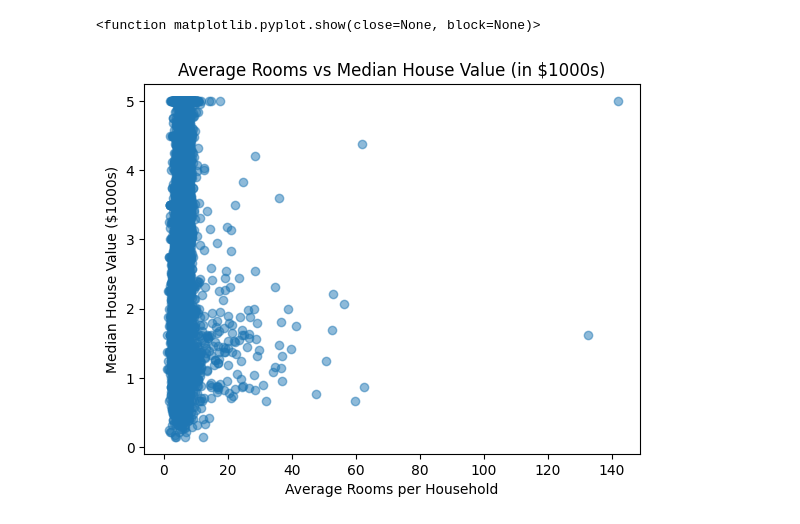
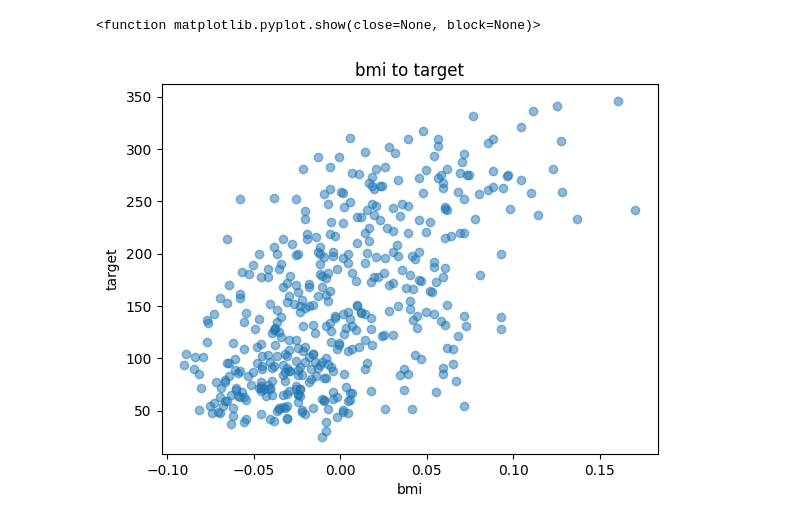
Before and after one commit to longdaaaaa/linear-regression-from-scratch, a Jupyter notebook: visualize.ipynb, the cells around one changed output. Cells and saved outputs as stored; diff of their text form; code cells hidden in the pictures.

```diff
--- a/visualize.ipynb
+++ b/visualize.ipynb
@@ -8,11 +8,11 @@ import matplotlib.pyplot as plt
 df = pd.read_csv('data.csv')
 # %%
 # draw the scatter plot
-plt.scatter(df['AveRooms'], df['MedHouseVal'], alpha=0.5)
-plt.title("Average Rooms vs Median House Value (in $1000s)")
-plt.xlabel("Average Rooms per Household")
-plt.ylabel("Median House Value ($1000s)")
+plt.scatter(df['bmi'], df['target'], alpha=0.5)
+plt.title("bmi to target")
+plt.xlabel("bmi")
+plt.ylabel("target")
 plt.show
 # %% [output]
 <function matplotlib.pyplot.show(close=None, block=None)>
-[figure, old version]
+[figure, new version]
```
Also changed, not shown: 6 other files.
